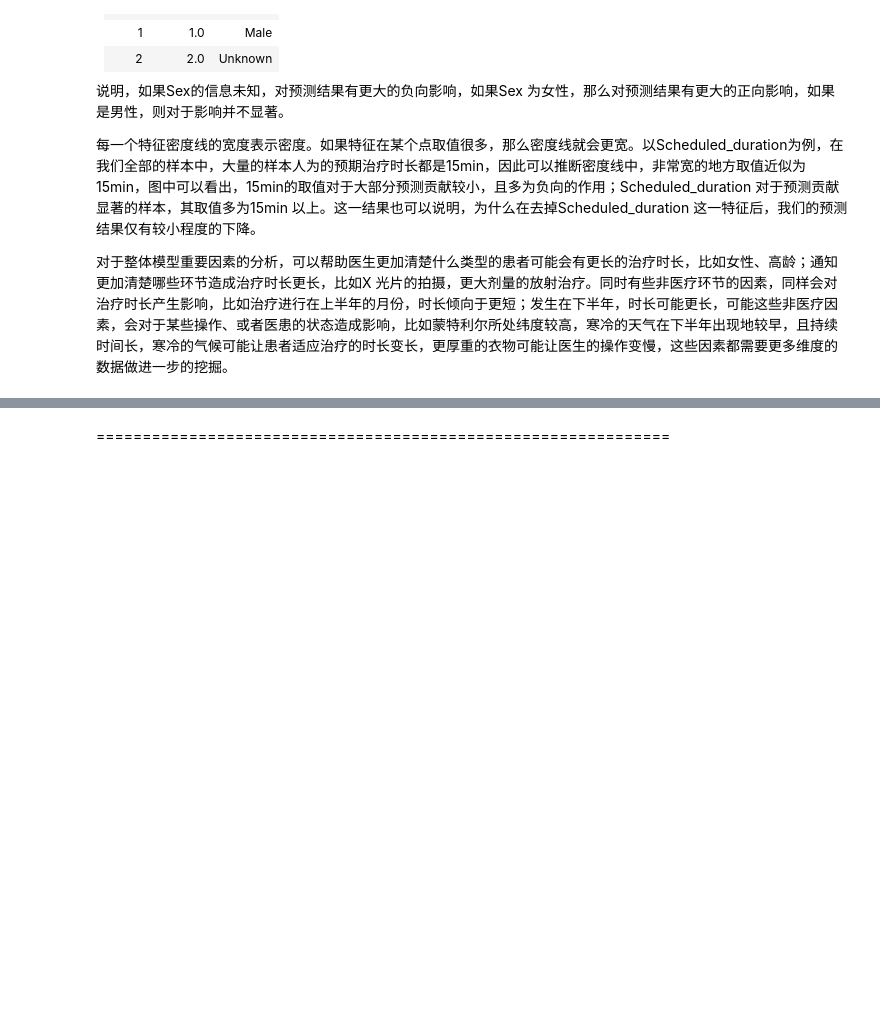
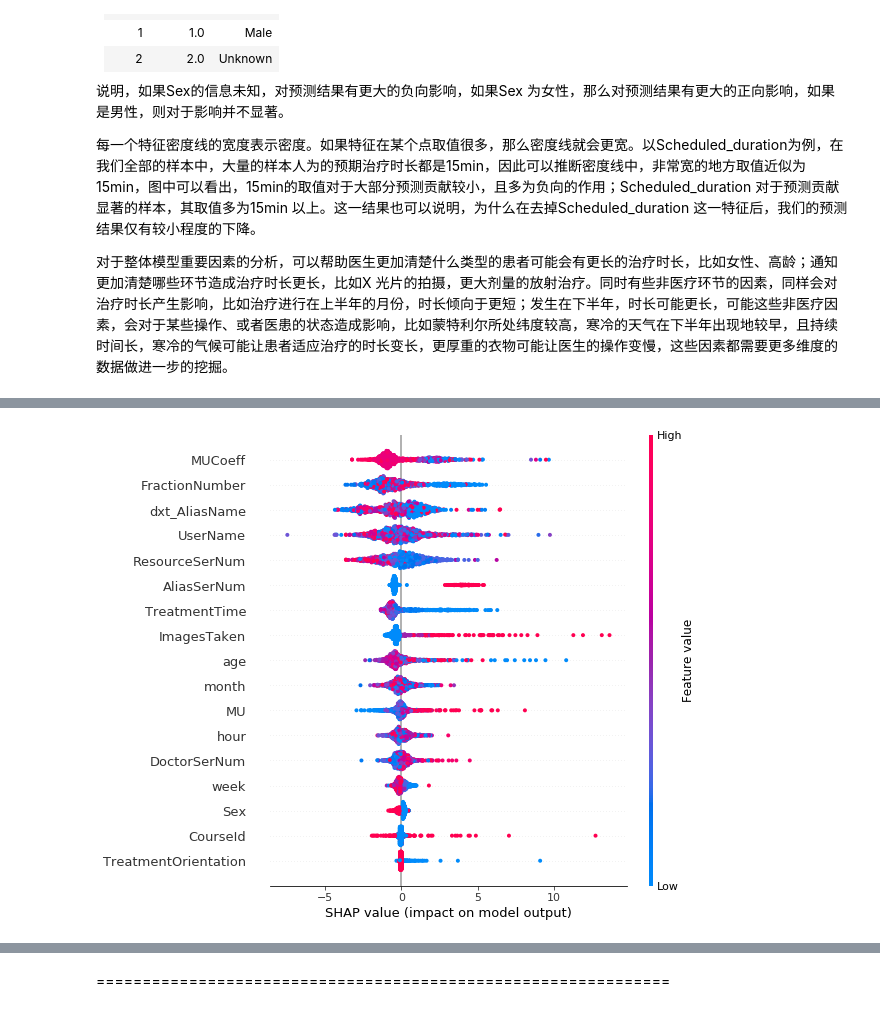
Before and after one commit to Alex2Yang97/waiting_time_project, a Jupyter notebook: code/数据预处理/ligthgbm_model.ipynb, the cells around one changed output, grey strips where cells are left out. Drawn from its saved outputs; the diff is of its cells as text; code cells hidden in the pictures; blank space fills up the shorter version.

```diff
--- a/code/数据预处理/ligthgbm_model.ipynb
+++ b/code/数据预处理/ligthgbm_model.ipynb
@@ -423,2 +513,7 @@ shap.summary_plot(shap_values, data_val)
+# %%
+# summarize the effects of all the features
+shap.summary_plot(shap_values_sch, data_val_x_sch[: 1000])
+# %% [output]
+[figure, added]
 # %%
 # summarize the effects of all the features
```
Also changed, not shown: parts of 41 cells of this notebook, 5 other files.
